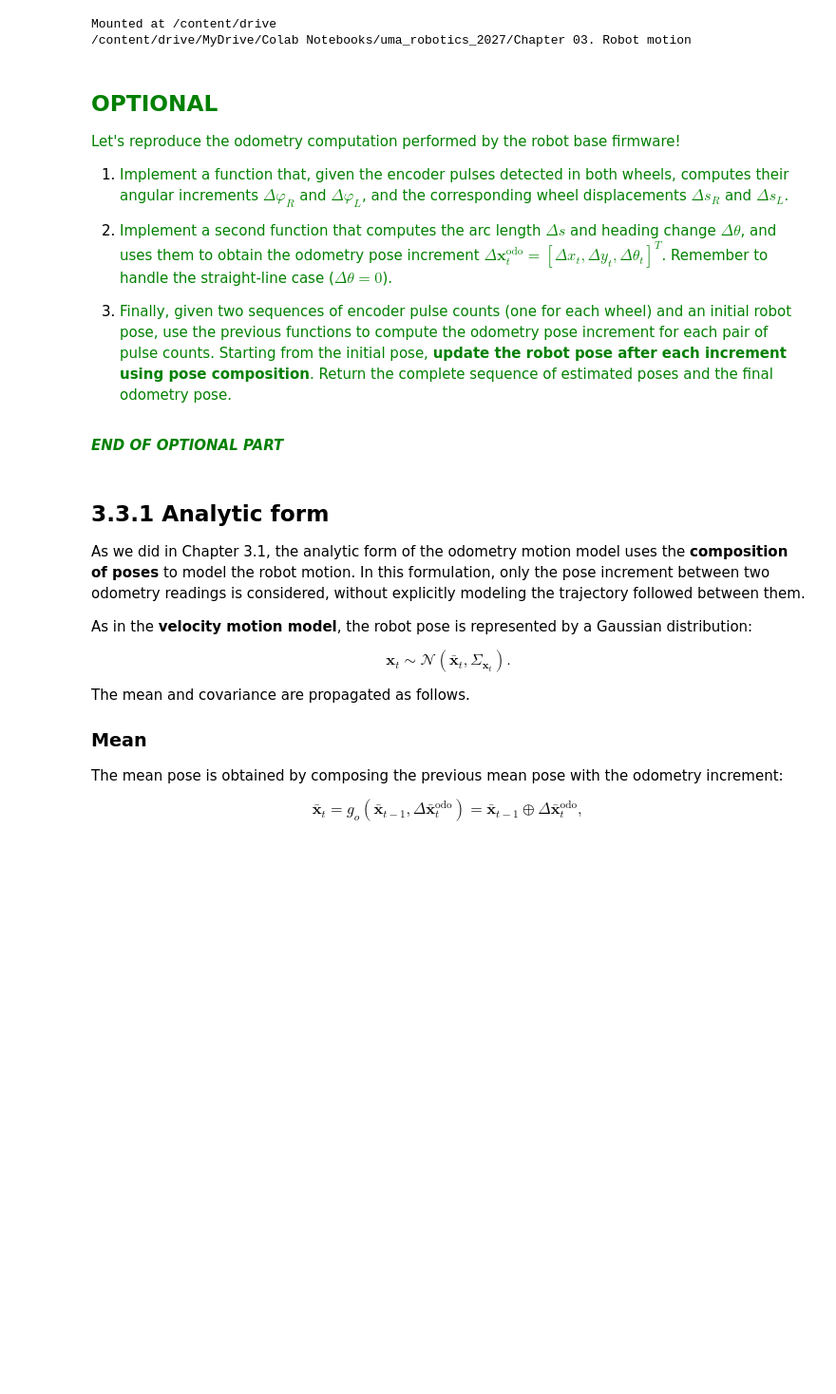
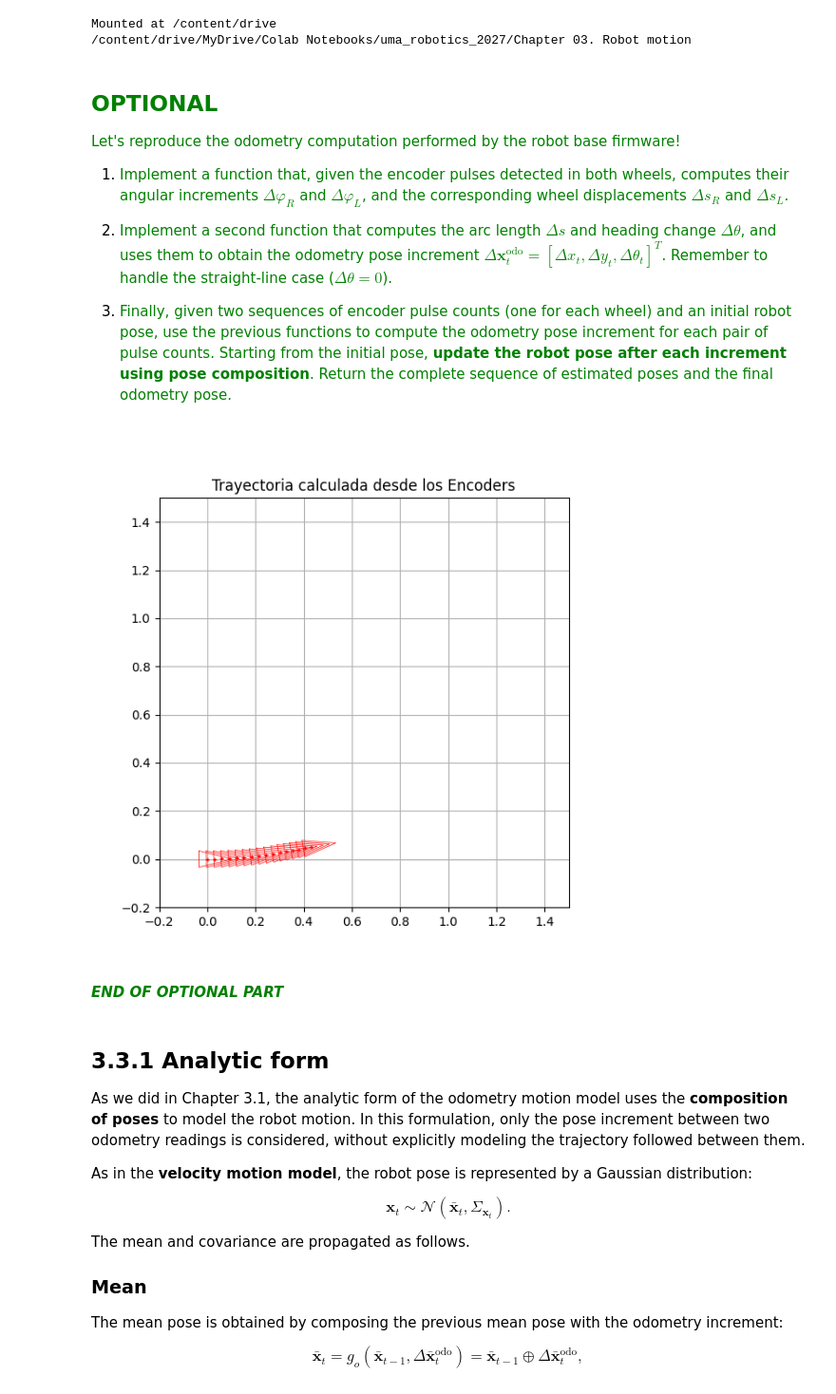
Before and after one commit to MiguelAngelGarciaAvila29/uma_robotics_2027, a Jupyter notebook: Chapter 03. Robot motion/3.3 Odometry-based motion model.ipynb, the cells around one changed output. Shown at 95% size. Drawn from its saved outputs; the diff is of its cells as text; code cells hidden in the pictures; blank space fills up the shorter version.

```diff
--- a/Chapter 03. Robot motion/3.3 Odometry-based motion model.ipynb
+++ b/Chapter 03. Robot motion/3.3 Odometry-based motion model.ipynb
@@ -233,6 +235,105 @@ Let's reproduce the odometry computation performed by the robot base firmware!</
 
 3. <font color="green">Finally, given two sequences of encoder pulse counts (one for each wheel) and an initial robot pose, use the previous functions to compute the odometry pose increment for each pair of pulse counts. Starting from the initial pose, **update the robot pose after each increment using pose composition**. Return the complete sequence of estimated poses and the final odometry pose.
 </font>
+# %%
+# 1. De pulsos de los encoders a desplazamiento de las ruedas
+def pulses_to_displacement(n_R, n_L, n_total, r_R, r_L):
+    """
+    Convierte los pulsos detectados en ambas ruedas a distancia recorrida (metros).
+    """
+    # Ángulo que representa un solo pulso (en radianes)
+    alpha = 2 * np.pi / n_total
+
+    # Incrementos angulares de cada rueda
+    d_phi_R = n_R * alpha
+    d_phi_L = n_L * alpha
+
+    # Distancia lineal recorrida por cada rueda (Arco = radio * ángulo)
+    d_s_R = r_R * d_phi_R
+    d_s_L = r_L * d_phi_L
+
+    return d_s_R, d_s_L
+
+# 2. Del desplazamiento de las ruedas al incremento de pose (Delta X_odo)
+def displacement_to_pose_inc(d_s_R, d_s_L, l):
+    """
+    Calcula el incremento de pose [dx, dy, dtheta] a partir de lo que ha avanzado cada rueda.
+    """
+    # Distancia recorrida por el centro del robot y cambio de orientación
+    d_s = (d_s_R + d_s_L) / 2.0
+    d_theta = (d_s_R - d_s_L) / l
+
+    # Prevenimos la división por cero en el caso de línea recta
+    if np.abs(d_theta) < 1e-6:
+        d_x = d_s
+        d_y = 0.0
+    else:
+        R = d_s / d_theta
+        d_x = R * np.sin(d_theta)
+        d_y = R * (1 - np.cos(d_theta))
+
+    return np.vstack((d_x, d_y, d_theta))
+
+# 3. Acumulación de la odometría a lo largo del tiempo
+def compute_odometry_trajectory(pulses_R, pulses_L, initial_pose, n_total, r_R, r_L, l):
+    """
+    Dada una secuencia de pulsos y una pose inicial, calcula toda la trayectoria.
+    """
+    trajectory = [initial_pose]
+    current_pose = initial_pose
+
+    # Iteramos sobre cada par de lecturas de los encoders
+    for n_R, n_L in zip(pulses_R, pulses_L):
+        # Paso 1: Calculamos el desplazamiento de las ruedas
+        d_s_R, d_s_L = pulses_to_displacement(n_R, n_L, n_total, r_R, r_L)
+
+        # Paso 2: Convertimos a incremento de pose
+        pose_inc = displacement_to_pose_inc(d_s_R, d_s_L, l)
+
+        # Paso 3: Componemos la pose actual con el incremento (usando tcomp)
+        current_pose = tcomp(current_pose, pose_inc)
+        trajectory.append(current_pose)
+
+    return trajectory, current_pose
+
+# ==============================================================================
+# PRUEBA DE LAS FUNCIONES (SIMULACIÓN DE MOVIMIENTO)
+# ==============================================================================
+
+# Parámetros físicos ficticios del robot
+PULSES_PER_REV = 360  # Pulsos por revolución del encoder (1 pulso = 1 grado)
+RADIUS_R = 0.1        # Radio de la rueda derecha (10 cm)
+RADIUS_L = 0.1        # Radio de la rueda izquierda (10 cm)
+BASELINE = 0.5        # Distancia entre las ruedas (50 cm)
+
+# Generamos una secuencia falsa de pulsos (15 pasos):
+# - 10 pasos en curva suave (Rueda Dcha avanza más que la Izqda)
+# - 5 pasos en línea recta (Ambas ruedas avanzan igual)
+seq_pulses_R = [20]*10 + [15]*5
+seq_pulses_L = [15]*10 + [15]*5
+pose_inicial = np.vstack([0.0, 0.0, 0.0])
+
+# Calculamos la trayectoria
+trajectory, final_pose = compute_odometry_trajectory(
+    seq_pulses_R, seq_pulses_L, pose_inicial,
+    PULSES_PER_REV, RADIUS_R, RADIUS_L, BASELINE
+)
+
+# VISUALIZACIÓN
+fig, ax = plt.subplots(figsize=(6, 6))
+ax.set_title("Trayectoria calculada desde los Encoders")
+ax.grid(True)
+ax.set_aspect('equal')
+ax.set_xlim([-0.2, 1.5])
+ax.set_ylim([-0.2, 1.5])
+
+# Dibujamos cada pose de la trayectoria
+for p in trajectory:
+    DrawRobot(fig, ax, p)
+
+plt.show()
+# %% [output]
+[figure, added]
 # %% [markdown]
 <span style="color:green">***END OF OPTIONAL PART***</span>
 # %% [markdown]
```
Also changed, not shown: parts of 1 cell of this notebook.
